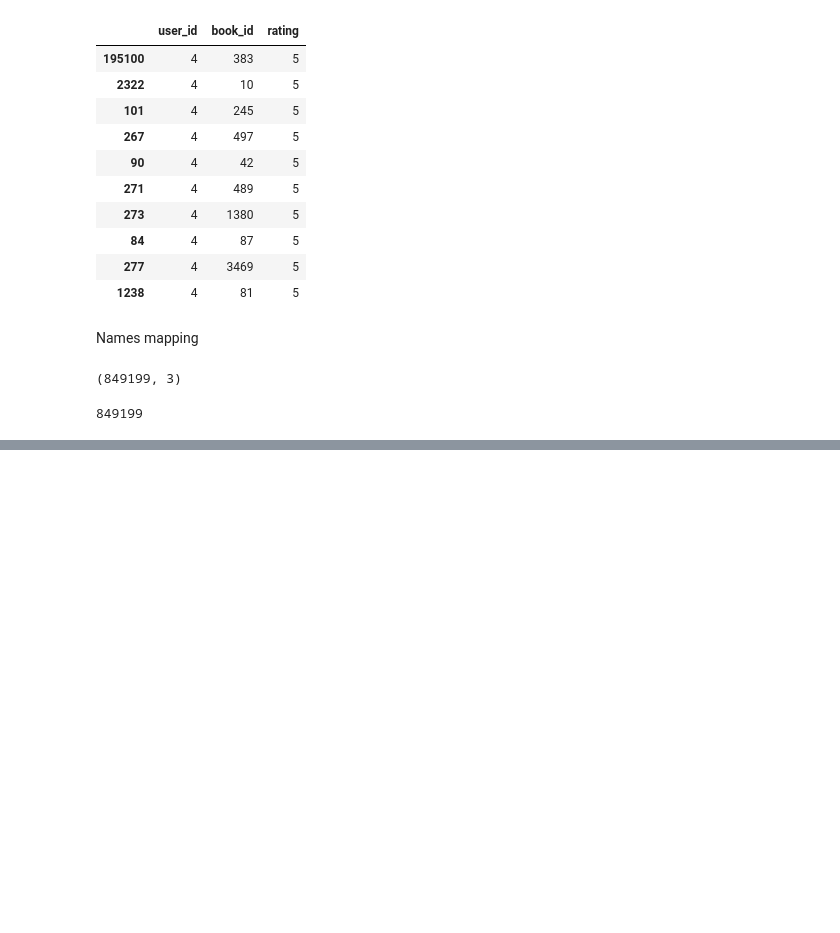
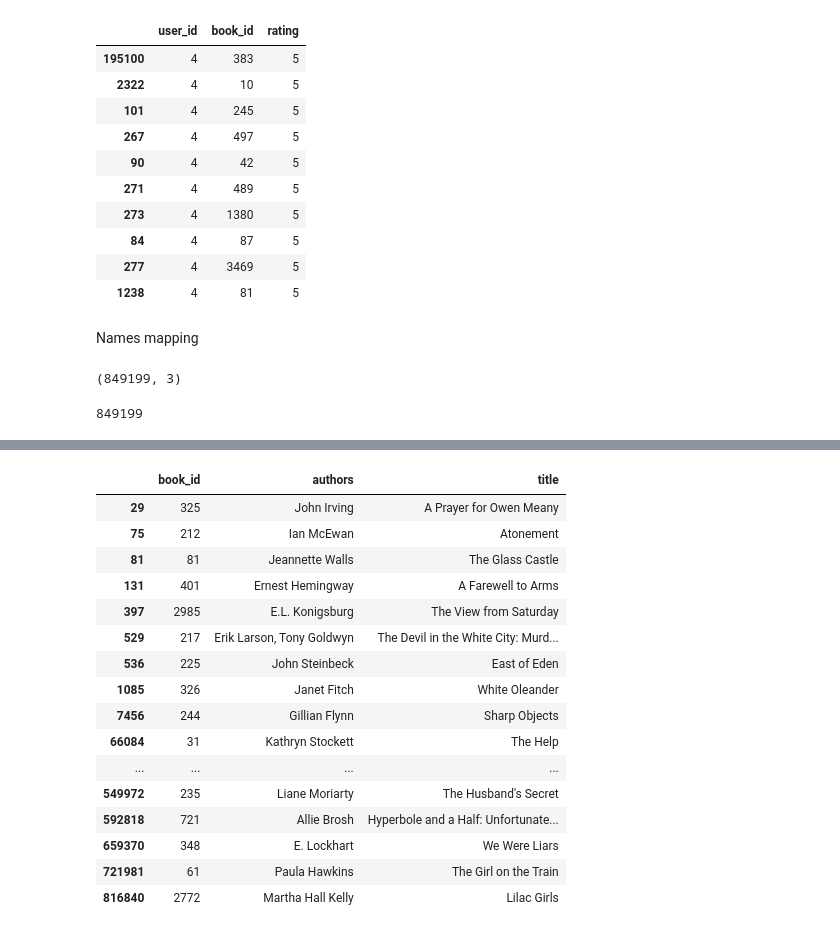
Before and after one commit to zuba0/Book-recommendation-system, a Jupyter notebook: Collaborative filtering.ipynb, the cells around one changed output, grey strips where cells are left out. Drawn from its saved outputs; the diff is of its cells as text; code cells hidden in the pictures; blank space fills up the shorter version.

```diff
--- a/Collaborative filtering.ipynb
+++ b/Collaborative filtering.ipynb
@@ -326,0 +412,22 @@ ratings_with_names[ratings_with_names.book_id.isin(ids)]
+# %%
+test =ratings[ratings.user_id == 50480].sort_values(by='rating', ascending=False)[:23]
+# %%
+ratings_with_names[ratings_with_names.book_id.isin(test.book_id)]
+# %% [output]
+|  | book_id | authors | title |
+| 29 | 325 | John Irving | A Prayer for Owen Meany |
+| 75 | 212 | Ian McEwan | Atonement |
+| 81 | 81 | Jeannette Walls | The Glass Castle |
+| 131 | 401 | Ernest Hemingway | A Farewell to Arms |
+| 397 | 2985 | E.L. Konigsburg | The View from Saturday |
+| 529 | 217 | Erik Larson, Tony Goldwyn | The Devil in the White City: Murd... |
+| 536 | 225 | John Steinbeck | East of Eden |
+| 1085 | 326 | Janet Fitch | White Oleander |
+| 7456 | 244 | Gillian Flynn | Sharp Objects |
+| 66084 | 31 | Kathryn Stockett | The Help |
+| ... | ... | ... | ... |
+| 549972 | 235 | Liane Moriarty | The Husband's Secret |
+| 592818 | 721 | Allie Brosh | Hyperbole and a Half: Unfortunate... |
+| 659370 | 348 | E. Lockhart | We Were Liars |
+| 721981 | 61 | Paula Hawkins | The Girl on the Train |
+| 816840 | 2772 | Martha Hall Kelly | Lilac Girls |
```
Also changed, not shown: parts of 18 cells of this notebook.
